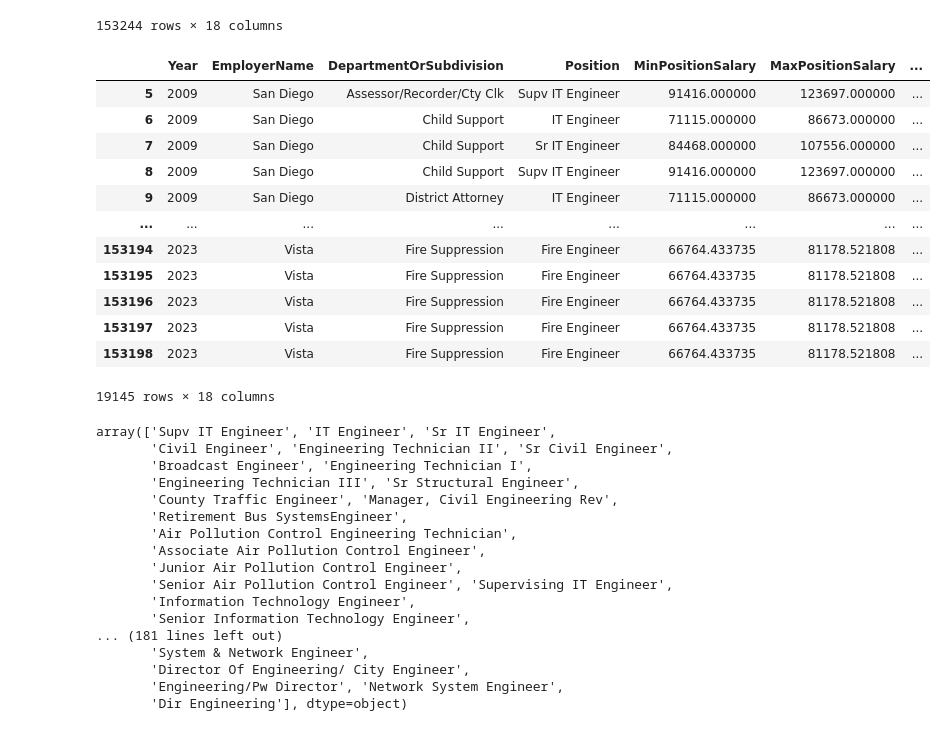
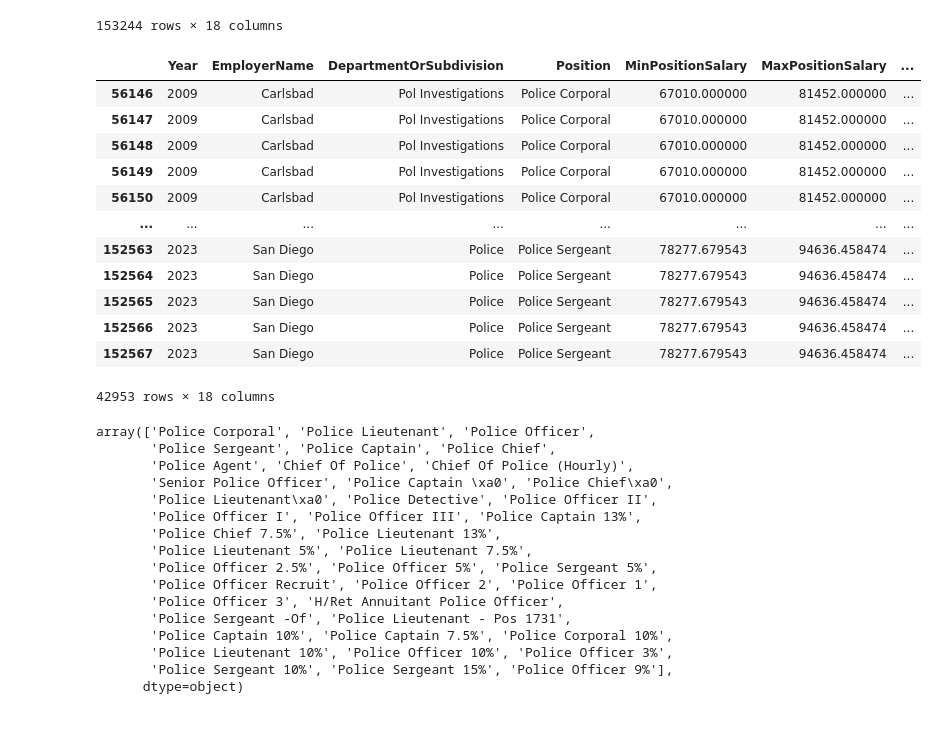
Before and after one commit to BrianLiu1319/San-Diego-County-Quid-Pro-Quo-Wage-Analysis, a Jupyter notebook: WageVsVacancies.ipynb, the cells around one changed output. Cells and saved outputs as stored; diff of their text form; code cells hidden in the pictures.

```diff
--- a/WageVsVacancies.ipynb
+++ b/WageVsVacancies.ipynb
@@ -26,59 +26,62 @@ df
 # %%
 # Define the keywords for positions to include and exclude
 include_keywords_police = ['Police Officer', 'Police Detective', 'Police Agent', 'Police Corporal',
                     'Police Sergeant', 'Police Lieutenant', 'Police Captain', 'Police Chief', 'Chief of Police']
 exclude_keywords_police = ['Assistant', 'Secretary', 'Assist', 'Asst', 'Trainee', 'tied', 'Reserve', 'Temp', 'Security', 'terminal', 'Terminal']
 
 include_keywords_engineer = ['Engineer']
 
 exclude_keywords_engineer = ['Assistant', 'Assist', 'Asst']
 
+include_keywords_fire = ['Firefighter', 'Fire  Chief']
+
+exclude_keywords_fire = []
+
 # Filter for positions that contain one of the include keywords
-include_filter = df['Position'].str.contains('|'.join(include_keywords_engineer), case=False, na=False)
+include_filter = df['Position'].str.contains('|'.join(include_keywords_police), case=False, na=False)
 
 # Exclude positions containing the exclude keywords
-exclude_filter = ~df['Position'].str.contains('|'.join(exclude_keywords_engineer), case=False, na=False)
+exclude_filter = ~df['Position'].str.contains('|'.join(exclude_keywords_police), case=False, na=False)
 
 # Apply both filters
 filtered_df = df[include_filter & exclude_filter]
 
-filtered_df.to_csv(r"C:\Users/Ericm\PycharmProjects\wageData\.venv\Scripts\EngineerWageDataAdjusted.csv")
+#filtered_df.to_csv(r"C:\Users/Ericm\PycharmProjects\wageData\.venv\Scripts\EngineerWageDataAdjusted.csv")
 
 filtered_df
 # %% [output]
 |  | Year | EmployerName | DepartmentOrSubdivision | Position | MinPositionSalary | MaxPositionSalary | ... |
-| 5 | 2009 | San Diego | Assessor/Recorder/Cty Clk | Supv IT Engineer | 91416.000000 | 123697.000000 | ... |
-| 6 | 2009 | San Diego | Child Support | IT Engineer | 71115.000000 | 86673.000000 | ... |
-| 7 | 2009 | San Diego | Child Support | Sr IT Engineer | 84468.000000 | 107556.000000 | ... |
-| 8 | 2009 | San Diego | Child Support | Supv IT Engineer | 91416.000000 | 123697.000000 | ... |
-| 9 | 2009 | San Diego | District Attorney | IT Engineer | 71115.000000 | 86673.000000 | ... |
+| 56146 | 2009 | Carlsbad | Pol Investigations | Police Corporal | 67010.000000 | 81452.000000 | ... |
+| 56147 | 2009 | Carlsbad | Pol Investigations | Police Corporal | 67010.000000 | 81452.000000 | ... |
+| 56148 | 2009 | Carlsbad | Pol Investigations | Police Corporal | 67010.000000 | 81452.000000 | ... |
+| 56149 | 2009 | Carlsbad | Pol Investigations | Police Corporal | 67010.000000 | 81452.000000 | ... |
+| 56150 | 2009 | Carlsbad | Pol Investigations | Police Corporal | 67010.000000 | 81452.000000 | ... |
 | ... | ... | ... | ... | ... | ... | ... | ... |
-| 153194 | 2023 | Vista | Fire Suppression | Fire Engineer | 66764.433735 | 81178.521808 | ... |
-| 153195 | 2023 | Vista | Fire Suppression | Fire Engineer | 66764.433735 | 81178.521808 | ... |
-| 153196 | 2023 | Vista | Fire Suppression | Fire Engineer | 66764.433735 | 81178.521808 | ... |
-| 153197 | 2023 | Vista | Fire Suppression | Fire Engineer | 66764.433735 | 81178.521808 | ... |
-| 153198 | 2023 | Vista | Fire Suppression | Fire Engineer | 66764.433735 | 81178.521808 | ... |
+| 152563 | 2023 | San Diego | Police | Police Sergeant | 78277.679543 | 94636.458474 | ... |
+| 152564 | 2023 | San Diego | Police | Police Sergeant | 78277.679543 | 94636.458474 | ... |
+| 152565 | 2023 | San Diego | Police | Police Sergeant | 78277.679543 | 94636.458474 | ... |
+| 152566 | 2023 | San Diego | Police | Police Sergeant | 78277.679543 | 94636.458474 | ... |
+| 152567 | 2023 | San Diego | Police | Police Sergeant | 78277.679543 | 94636.458474 | ... |
-19145 rows × 18 columns
+42953 rows × 18 columns
 # %%
 filtered_df['Position'].unique()
 # %% [output]
-array(['Supv IT Engineer', 'IT Engineer', 'Sr IT Engineer',
-       'Civil Engineer', 'Engineering Technician II', 'Sr Civil Engineer',
-       'Broadcast Engineer', 'Engineering Technician I',
-       'Engineering Technician III', 'Sr Structural Engineer',
-       'County Traffic Engineer', 'Manager, Civil Engineering Rev',
-       'Retirement Bus SystemsEngineer',
-       'Air Pollution Control Engineering Technician',
-       'Associate Air Pollution Control Engineer',
-       'Junior Air Pollution Control Engineer',
-       'Senior Air Pollution Control Engineer', 'Supervising IT Engineer',
-       'Information Technology Engineer',
-       'Senior Information Technology Engineer',
-... (181 lines left out)
-       'System & Network Engineer',
-       'Director Of Engineering/ City Engineer',
-       'Engineering/Pw Director', 'Network System Engineer',
-       'Dir Engineering'], dtype=object)
+array(['Police Corporal', 'Police Lieutenant', 'Police Officer',
+       'Police Sergeant', 'Police Captain', 'Police Chief',
+       'Police Agent', 'Chief Of Police', 'Chief Of Police (Hourly)',
+       'Senior Police Officer', 'Police Captain \xa0', 'Police Chief\xa0',
+       'Police Lieutenant\xa0', 'Police Detective', 'Police Officer II',
+       'Police Officer I', 'Police Officer III', 'Police Captain 13%',
+       'Police Chief 7.5%', 'Police Lieutenant 13%',
+       'Police Lieutenant 5%', 'Police Lieutenant 7.5%',
+       'Police Officer 2.5%', 'Police Officer 5%', 'Police Sergeant 5%',
+       'Police Officer Recruit', 'Police Officer 2', 'Police Officer 1',
+       'Police Officer 3', 'H/Ret Annuitant Police Officer',
+       'Police Sergeant -Of', 'Police Lieutenant - Pos 1731',
+       'Police Captain 10%', 'Police Captain 7.5%', 'Police Corporal 10%',
+       'Police Lieutenant 10%', 'Police Officer 10%', 'Police Officer 3%',
+       'Police Sergeant 10%', 'Police Sergeant 15%', 'Police Officer 9%'],
+      dtype=object)
 # %%
 grouped_filtered_df = filtered_df.groupby(['Year', 'EmployerName']).agg(
     PositionCount=('Position', 'size'),
```
Also changed, not shown: parts of 4 cells of this notebook.
